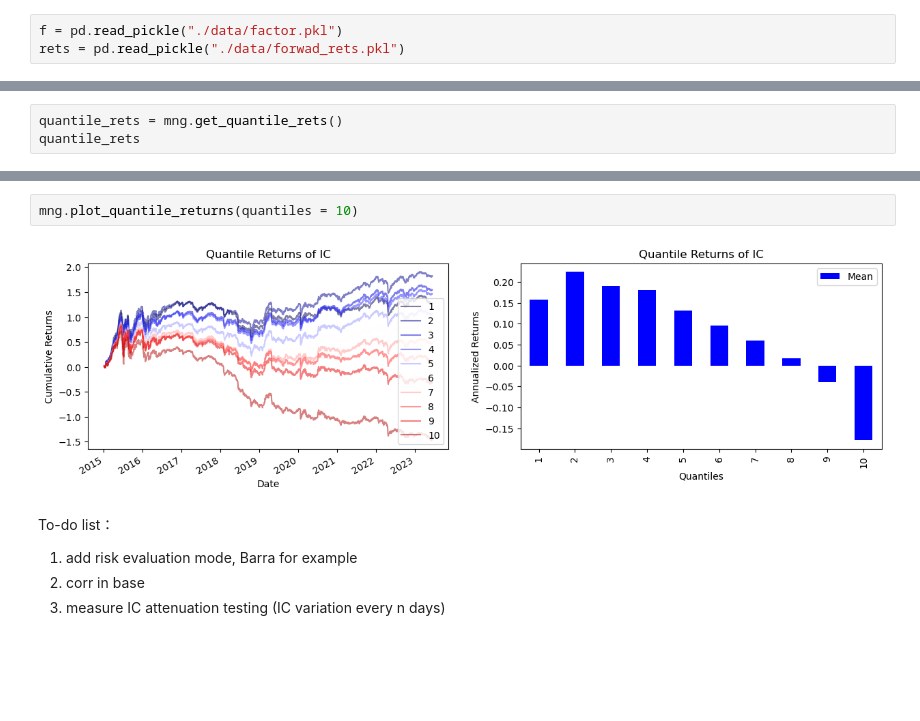
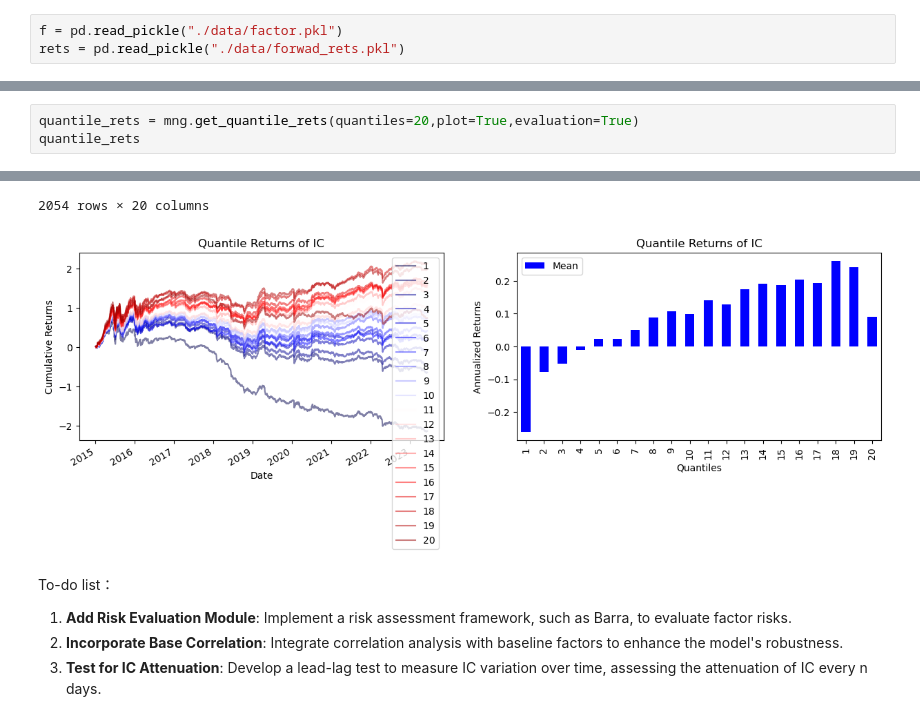
Before and after one commit to AlfredCYL/factor_analyser, a Jupyter notebook: Functional Demo.ipynb, the cells around one changed output, grey strips where cells are left out. Saved outputs shown, nothing was run; the diff lists cells and outputs as text; blank space fills up the shorter version.

```diff
--- a/Functional Demo.ipynb
+++ b/Functional Demo.ipynb
@@ -62,4 +51,4 @@ mng.plot_ic()
 # %%
-quantile_rets = mng.get_quantile_rets()
+quantile_rets = mng.get_quantile_rets(quantiles=20,plot=True,evaluation=True)
 quantile_rets
 # %% [output]
@@ -83,9 +84,7 @@ quantile_rets
+2054 rows × 20 columns
+[figure, added]
-# %%
-mng.plot_quantile_returns(quantiles = 10)
-# %% [output]
-[figure, removed]
-# %% [markdown]
-To-do list：
-1. add risk evaluation mode, Barra for example
-2. corr in base
-3. measure IC attenuation testing (IC variation every n days)
+# %% [markdown]
+To-do list：
+1. **Add Risk Evaluation Module**: Implement a risk assessment framework, such as Barra, to evaluate factor risks.
+2. **Incorporate Base Correlation**: Integrate correlation analysis with baseline factors to enhance the model's robustness.
+3. **Test for IC Attenuation**: Develop a lead-lag test to measure IC variation over time, assessing the attenuation of IC every n days.
```
Also changed, not shown: parts of 9 cells of this notebook, 16 other files.
